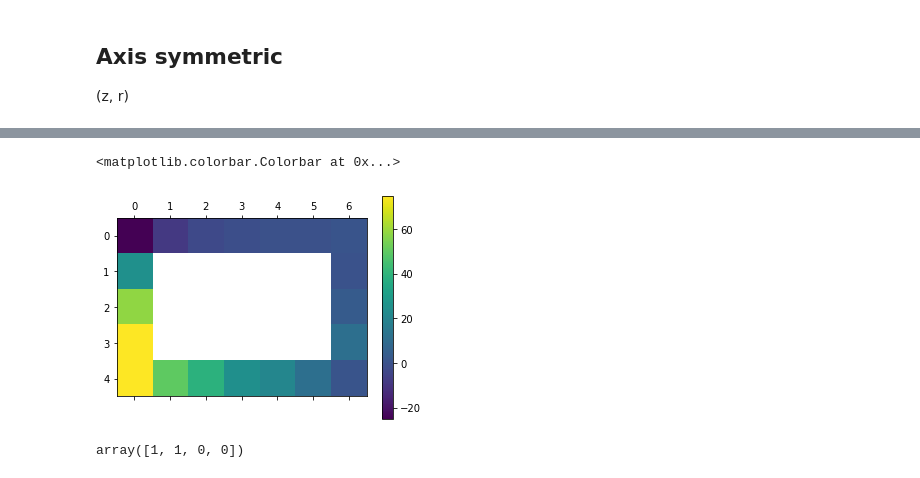
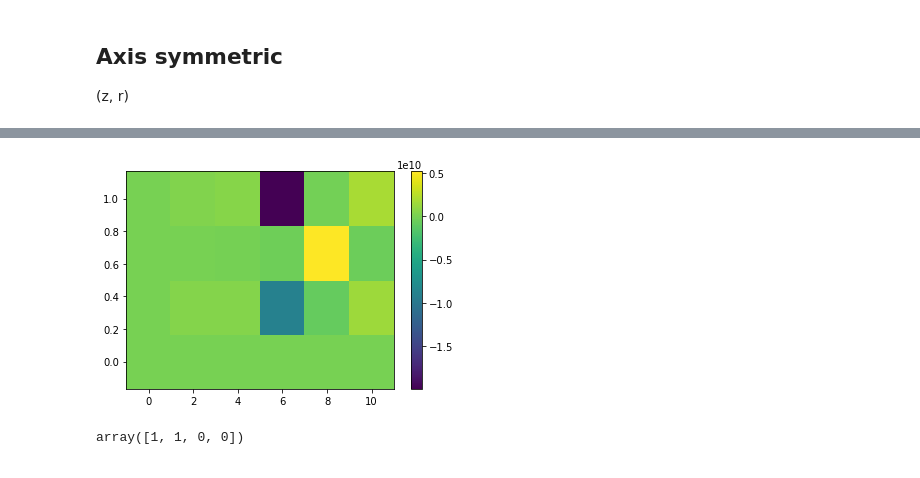
Before and after one commit to Toothpastefairy/comp_multphase_flow, a Jupyter notebook: bloodyguys.ipynb, the cells around one changed output, grey strips where cells are left out. Cells and saved outputs as stored; diff of their text form; code cells hidden in the pictures.

Commit message:
working on pressure corrector

```diff
--- a/bloodyguys.ipynb
+++ b/bloodyguys.ipynb
@@ -426,8 +426,11 @@ velocity_z = np.repeat([system_axis.inlet],system_axis.Nz + 2, axis=0) # at z-of
 velocity_z = np.swapaxes(velocity_z, 0, 1)
 velocity_r = np.zeros((system_axis.Nr+2, system_axis.Nz+2)) # at r-offset points
 
-# plt.imshow(velocity_z, origin='lower', aspect="equal")
-# print(velocity_z.shape)
+
+# plt.pcolor(system_axis.Z, system_axis.R, velocity_z)#, vmin=-6, vmax=6)
+# plt.colorbar()
+# plt.show()
+
 pressure = np.zeros((system_axis.Nr+2, system_axis.Nz+2)) + (system_axis.z_end - system_axis.Z) * pressure_difference
 
 # plt.matshow(pressure)
@@ -436,7 +439,7 @@ pressure = np.zeros((system_axis.Nr+2, system_axis.Nz+2)) + (system_axis.z_end -
 
 
 # while error > epsilon:
-for i in range(1):
+for i in range(5):
     i+=1
     # 1. initial guess for velocities, pressure
     vel_old_z = velocity_z
@@ -444,17 +447,20 @@ for i in range(1):
     p_old = pressure
 
     # 2. solve the momentum equations using guesses
-    velocity_z = system_axis.solve_velocity_z(vel_old_z, vel_old_r, mu_fluid, pressure)
-    velocity_r = system_axis.solve_velocity_r(vel_old_z, vel_old_r, mu_fluid, pressure)
+    velocity_z_star = system_axis.solve_velocity_z(vel_old_z, vel_old_r, mu_fluid, pressure)
+    velocity_r_star = system_axis.solve_velocity_r(vel_old_z, vel_old_r, mu_fluid, pressure)
     # plt.matshow(velocity_z)
     # plt.show()
     # 3. solve pressure using velocity from momentum eq
-    pressure_corrector = system_axis.pressure_correction(velocity_z, velocity_r, mu_fluid)
+    pressure_corrector = system_axis.pressure_correction(velocity_z_star, velocity_r_star, mu_fluid)
+    plt.matshow(pressure_corrector)
+    plt.colorbar()
+    plt.show()
 
     # 4. correct pressure and velocities
     pressure = p_old + pressure_corrector * relaxation_factor
     velocity_z, velocity_r = system_axis.velocity_corrections(
-        velocity_z, velocity_r, mu_fluid, pressure_corrector, relaxation_factor
+        velocity_z, velocity_r, mu_fluid, pressure_corrector, relaxation_factor, velocity_z_star, velocity_r_star
     )
     # plt.matshow(pressure)
     # plt.colorbar()
@@ -493,10 +487,9 @@ iteration 1 with error nan
-# %%
-plt.matshow(velocity_z)
-
-plt.colorbar()
-# %% [output]
-<matplotlib.colorbar.Colorbar at 0x...>
-[figure, removed]
+# %%
+plt.pcolor(system_axis.Z, system_axis.R, velocity_z)#, vmin=-6, vmax=6)
+plt.colorbar()
+plt.show()
+# %% [output]
+[figure, added]
 # %%
 matrix = np.array([[1,0],[1,0]])
 np.reshape(np.copy(matrix), newshape=(-1),  order="C")
```
Also changed, not shown: parts of 3 cells of this notebook, 1 other file.
